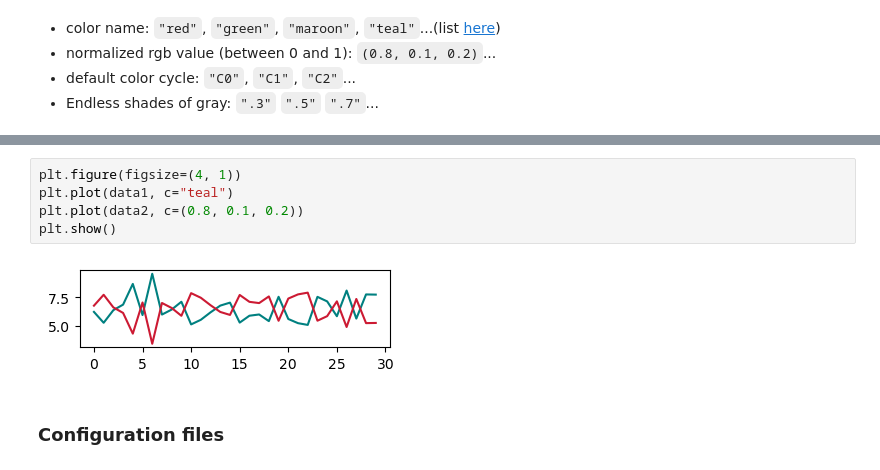
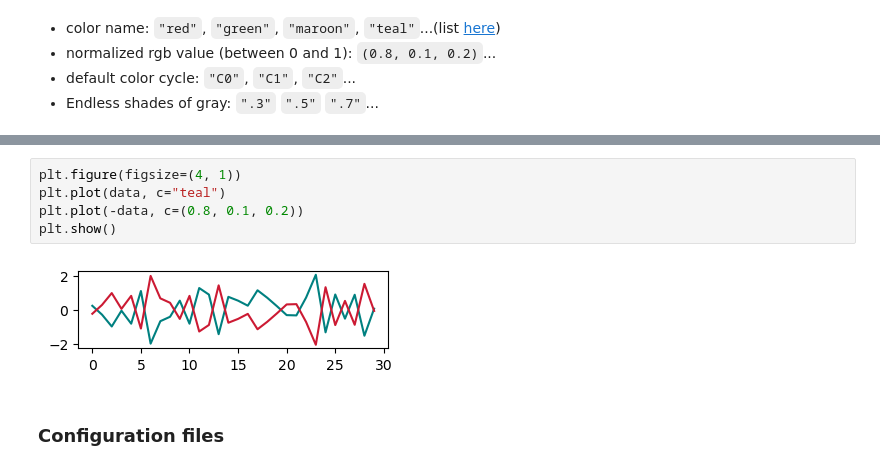
Before and after one commit to vigji/python-cimec-2024, a Jupyter notebook: lectures/Lecture1.5_More-plotting.ipynb, the cells around one changed output, grey strips where cells are left out. Cells and saved outputs as stored; diff of their text form.

```diff
--- a/lectures/Lecture1.5_More-plotting.ipynb
+++ b/lectures/Lecture1.5_More-plotting.ipynb
@@ -198,10 +198,10 @@ plt.show()
 # %%
 plt.figure(figsize=(4, 1))
-plt.plot(data1, c="teal")
-plt.plot(data2, c=(0.8, 0.1, 0.2))
+plt.plot(data, c="teal")
+plt.plot(-data, c=(0.8, 0.1, 0.2))
 plt.show()
 # %% [output]
-[figure, old version]
+[figure, new version]
 # %% [markdown]
 ### Configuration files
 # %% [markdown]
```
Also changed, not shown: parts of 23 cells of this notebook.
